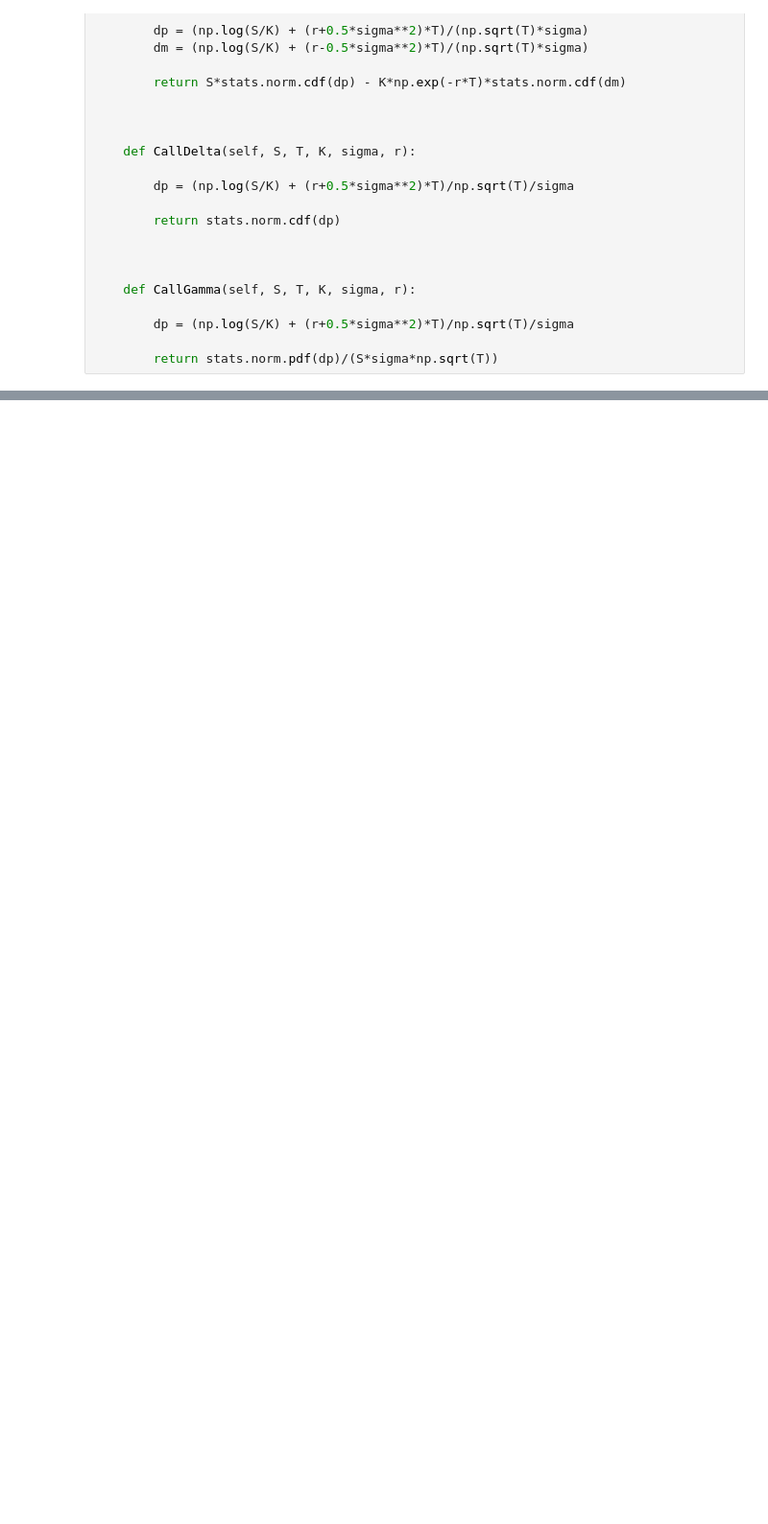
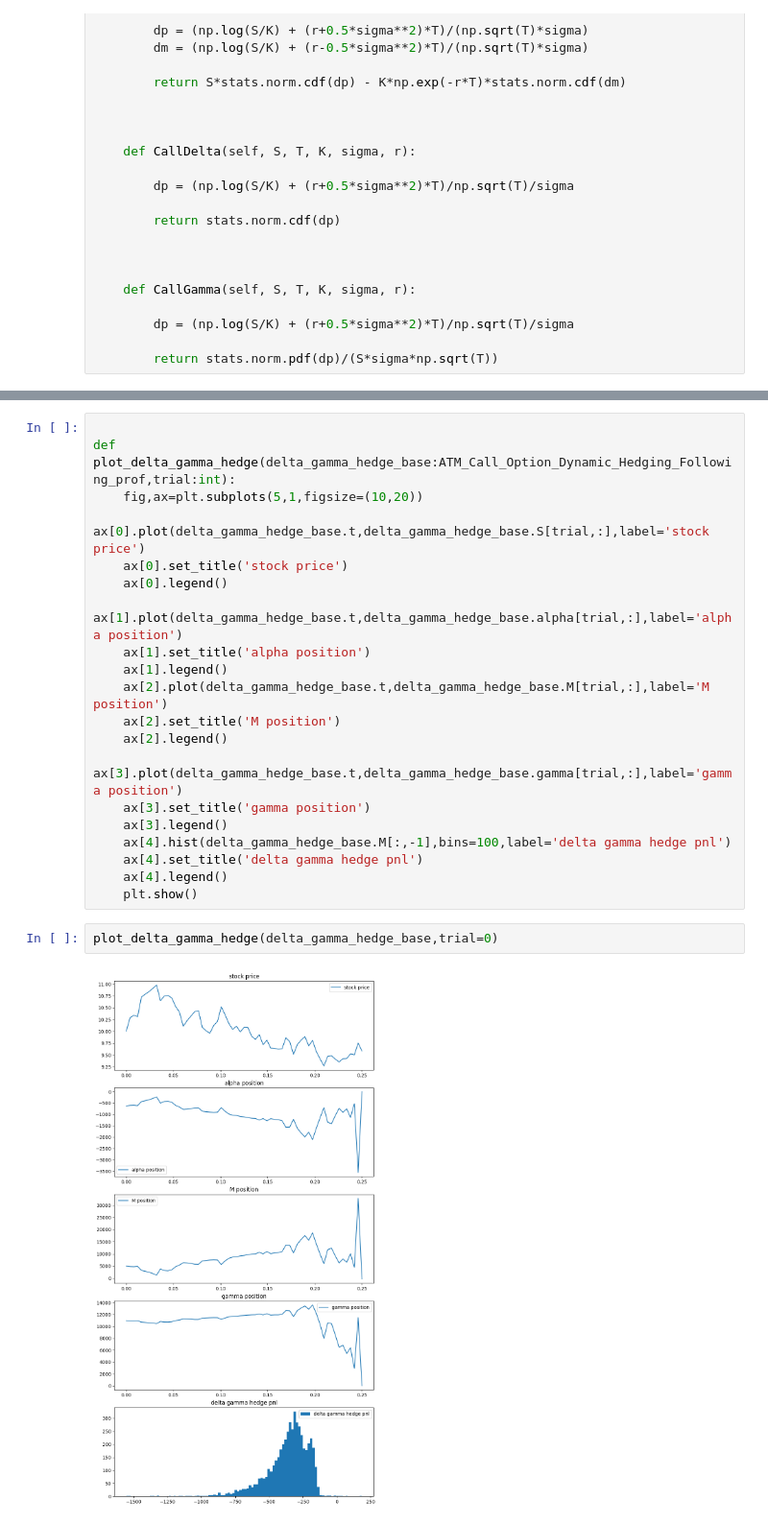
Before and after one commit to kaiwenShen/Dynamic_hedge, a Jupyter notebook: Dynamic_hedging.ipynb, the cells around one changed output, grey strips where cells are left out. Shown at 96% size. Cells and saved outputs as stored; diff of their text form; blank space fills up the shorter version.

```diff
--- a/Dynamic_hedging.ipynb
+++ b/Dynamic_hedging.ipynb
@@ -499,0 +232,24 @@ plt.show()
+# %%
+
+def plot_delta_gamma_hedge(delta_gamma_hedge_base:ATM_Call_Option_Dynamic_Hedging_Following_prof,trial:int):
+    fig,ax=plt.subplots(5,1,figsize=(10,20))
+    ax[0].plot(delta_gamma_hedge_base.t,delta_gamma_hedge_base.S[trial,:],label='stock price')
+    ax[0].set_title('stock price')
+    ax[0].legend()
+    ax[1].plot(delta_gamma_hedge_base.t,delta_gamma_hedge_base.alpha[trial,:],label='alpha position')
+    ax[1].set_title('alpha position')
+    ax[1].legend()
+    ax[2].plot(delta_gamma_hedge_base.t,delta_gamma_hedge_base.M[trial,:],label='M position')
+    ax[2].set_title('M position')
+    ax[2].legend()
+    ax[3].plot(delta_gamma_hedge_base.t,delta_gamma_hedge_base.gamma[trial,:],label='gamma position')
+    ax[3].set_title('gamma position')
+    ax[3].legend()
+    ax[4].hist(delta_gamma_hedge_base.M[:,-1],bins=100,label='delta gamma hedge pnl')
+    ax[4].set_title('delta gamma hedge pnl')
+    ax[4].legend()
+    plt.show()
+# %%
+plot_delta_gamma_hedge(delta_gamma_hedge_base,trial=0)
+# %% [output]
+[figure, added]
```
Also changed, not shown: parts of 22 cells of this notebook, 2 other files.
